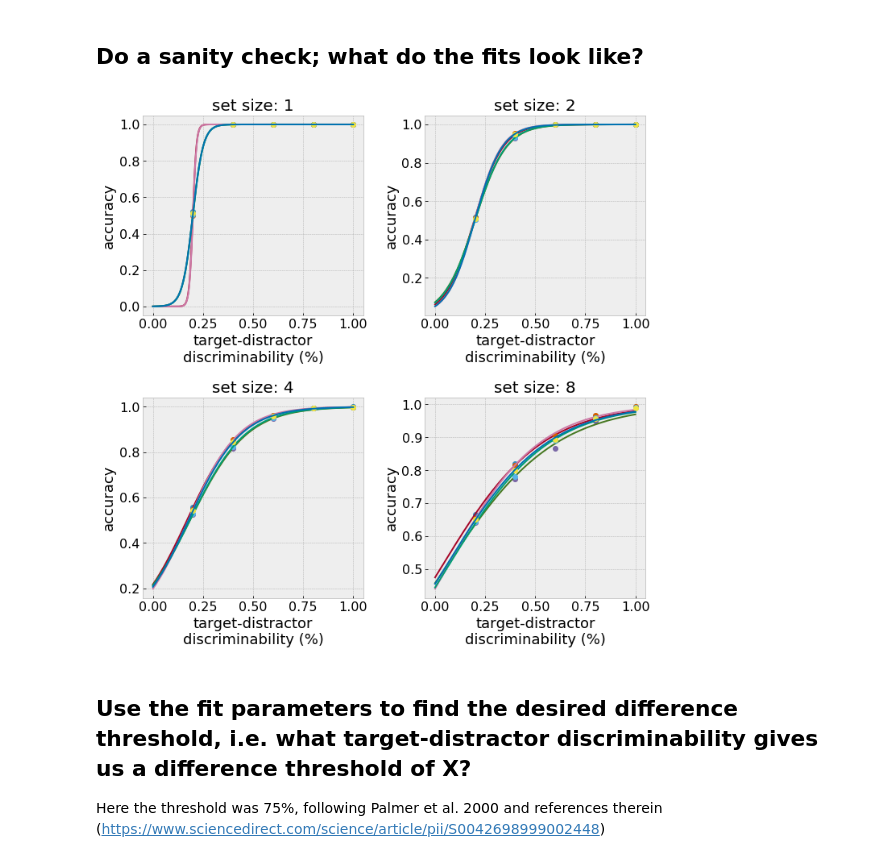
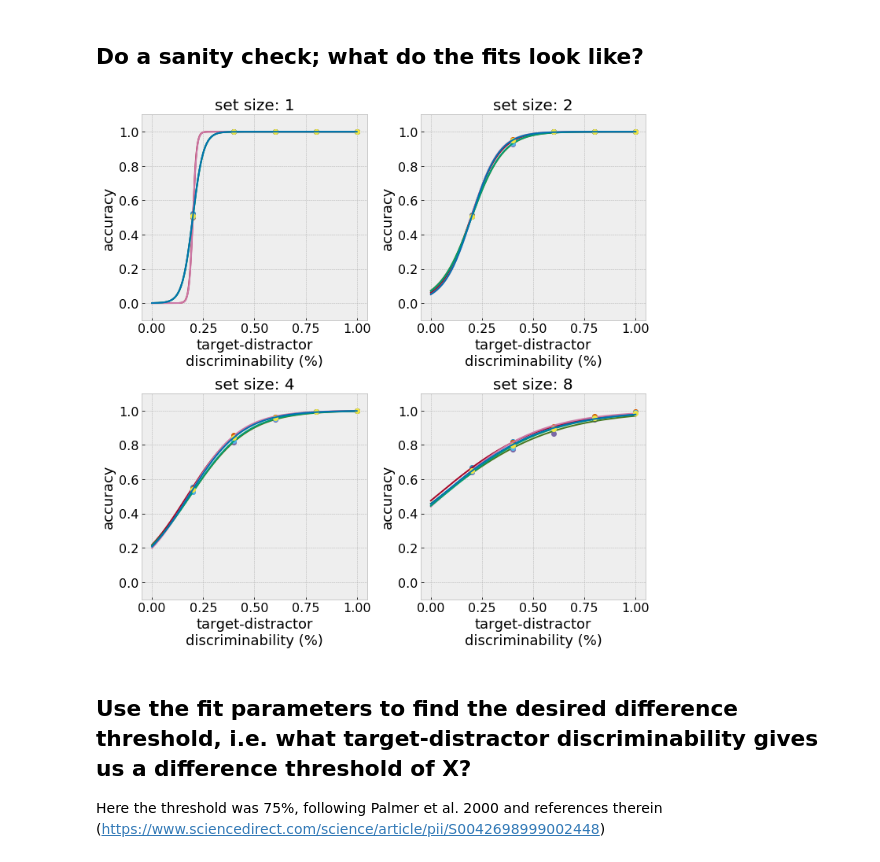
Before and after one commit to NickleDave/visual-search-nets, a Jupyter notebook: docs/notebooks/psychometric.ipynb, the cells around one changed output. Cells and saved outputs as stored; diff of their text form; code cells hidden in the pictures.

```diff
--- a/docs/notebooks/psychometric.ipynb
+++ b/docs/notebooks/psychometric.ipynb
@@ -118,25 +118,26 @@ plt.rcParams['figure.titlesize'] = 20
 # %%
 epoch_for_plot = 800
 subject_for_plot = 1
 d_range = np.linspace(0,1,1000)
 
 fig, ax = plt.subplots(2, 2)
 fig.set_size_inches(10,10)
 ax = ax.ravel()
 for set_size_ind, set_size in enumerate(set_sizes):
     for subject_ind in range(num_subjects):
         p2 = subjects_by_epochs[epoch_for_plot][subject_ind][set_size]
         ax[set_size_ind].plot(discrim_pct, p2, marker='o', linestyle='None')
         params = fits_by_subject_by_epoch[epoch_for_plot][subject_ind][set_size].params
         ax[set_size_ind].plot(d_range, pf(d_range, params[0], params[1]))
         ax[set_size_ind].set_title(f"set size: {set_size}")
         ax[set_size_ind].set_xlabel('target-distractor\ndiscriminability (%)')
         ax[set_size_ind].set_ylabel('accuracy')
+        ax[set_size_ind].set_ylim([-0.1,1.1])
 
 fig.tight_layout()
 plt.savefig('../static/psychometric_function_fits.png')
 # %% [output]
-[figure, old version]
+[figure, new version]
 # %% [markdown]
 ## Use the fit parameters to find the desired difference threshold, i.e. what target-distractor discriminability gives us a difference threshold of X?
 Here the threshold was 75%, following Palmer et al. 2000 and references therein (https://www.sciencedirect.com/science/article/pii/S0042698999002448)
```
Also changed, not shown: parts of 1 cell of this notebook, 2 other files.
